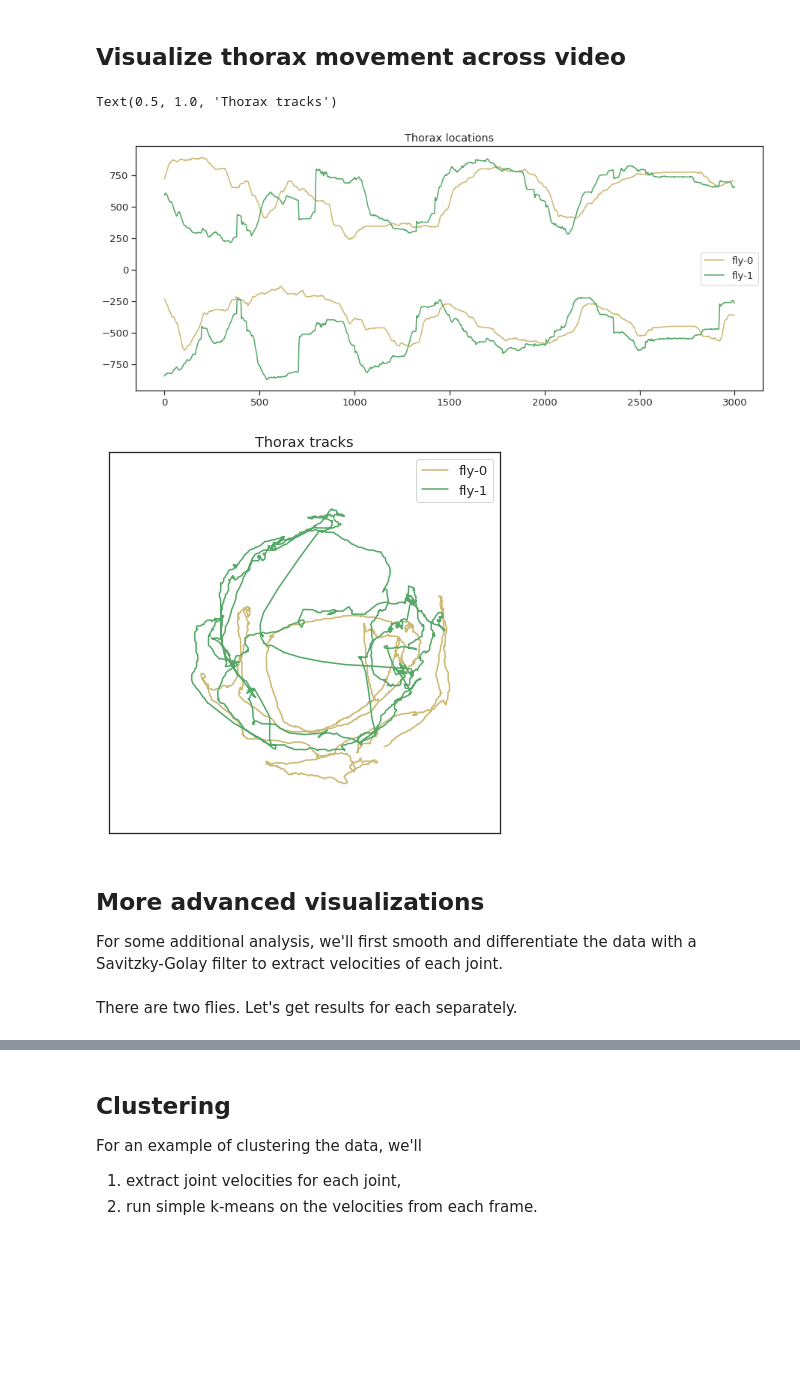
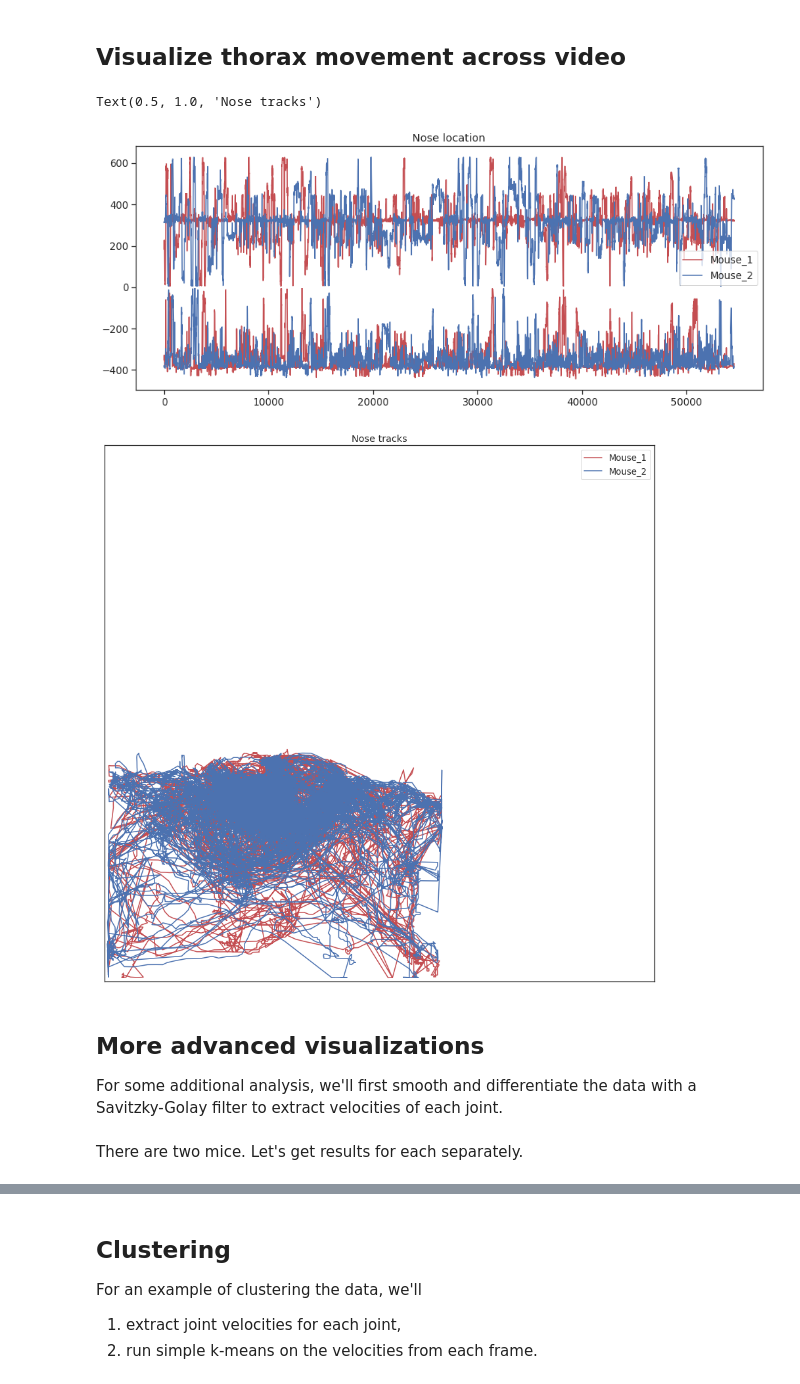
Before and after one commit to padillacoreanolab/SLEAP_Data, a Jupyter notebook: displacement_analysis/displacement_analysis.ipynb, the cells around one changed output, grey strips where cells are left out. Saved outputs shown, nothing was run; the diff lists cells and outputs as text; code cells hidden in the pictures; blank space fills up the shorter version.

```diff
--- a/displacement_analysis/displacement_analysis.ipynb
+++ b/displacement_analysis/displacement_analysis.ipynb
@@ -62,0 +41,22 @@ print()
+# %%
+with h5py.File(path, "r") as f:
+    dset_names = list(f.keys())
+    locations = f["tracks"][:].T
+    node_names = [n.decode() for n in f["node_names"][:]]
+
+print("===filename===")
+print(path)
+print()
+
+print("===HDF5 datasets===")
+print(dset_names)
+print()
+
+print("===locations data shape===")
+print(locations.shape)
+print()
+
+print("===nodes===")
+for i, name in enumerate(node_names):
+    print(f"{i}: {name}")
+print()
@@ -140,31 +157,31 @@ sns.set('notebook', 'ticks', font_scale=1.2)
 mpl.rcParams['figure.figsize'] = [15,6]
 # %%
 plt.figure()
-plt.plot(thorax_loc[:,0,0], 'y',label='Mouse_1')
-plt.plot(thorax_loc[:,0,1], 'g',label='Mouse_2')
+plt.plot(nose_loc[:,0,0], 'r',label='Mouse_1')
+plt.plot(nose_loc[:,0,1], 'b',label='Mouse_2')
 
-plt.plot(-1*thorax_loc[:,1,0], 'y')
-plt.plot(-1*thorax_loc[:,1,1], 'g')
+plt.plot(-1*nose_loc[:,1,0], 'r')
+plt.plot(-1*nose_loc[:,1,1], 'b')
 
 plt.legend(loc="center right")
-plt.title('Thorax locations')
+plt.title('Nose location')
 
 
-plt.figure(figsize=(7,7))
-plt.plot(thorax_loc[:,0,0],thorax_loc[:,1,0], 'y',label='Mouse_1')
-plt.plot(thorax_loc[:,0,1],thorax_loc[:,1,1], 'g',label='Mouse_2')
+plt.figure(figsize=(15,15))
+plt.plot(nose_loc[:,0,0],nose_loc[:,1,0], 'r',label='Mouse_1')
+plt.plot(nose_loc[:,0,1],nose_loc[:,1,1], 'b',label='Mouse_2')
 plt.legend()
 
 plt.xlim(0,1024)
 plt.xticks([])
 
 plt.ylim(0,1024)
 plt.yticks([])
-plt.title('Thorax tracks')
+plt.title('Nose tracks')
 # %% [output]
-Text(0.5, 1.0, 'Thorax tracks')
+Text(0.5, 1.0, 'Nose tracks')
-[figure, old version]
+[figure, new version]
-[figure, old version]
+[figure, new version]
 # %% [markdown]
 ## More advanced visualizations
 
@@ -191,7 +208,7 @@ def smooth_diff(node_loc, win=25, poly=3):
 
     return node_vel
 # %% [markdown]
-There are two flies. Let's get results for each separately.
+There are two mice. Let's get results for each separately.
 # %%
 thx_vel_mouse1 = smooth_diff(thorax_loc[:, :, 0])
 thx_vel_mouse2 = smooth_diff(thorax_loc[:, :, 1])
```
Also changed, not shown: parts of 15 cells of this notebook.
